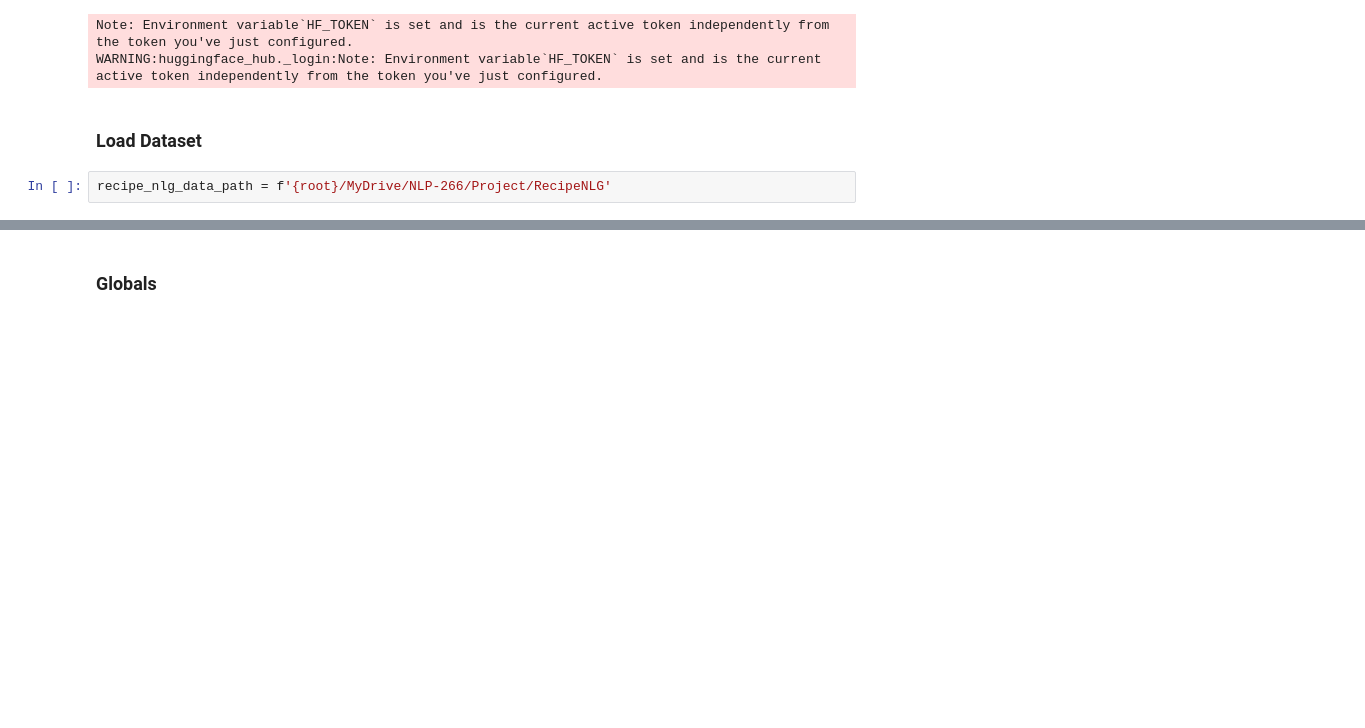
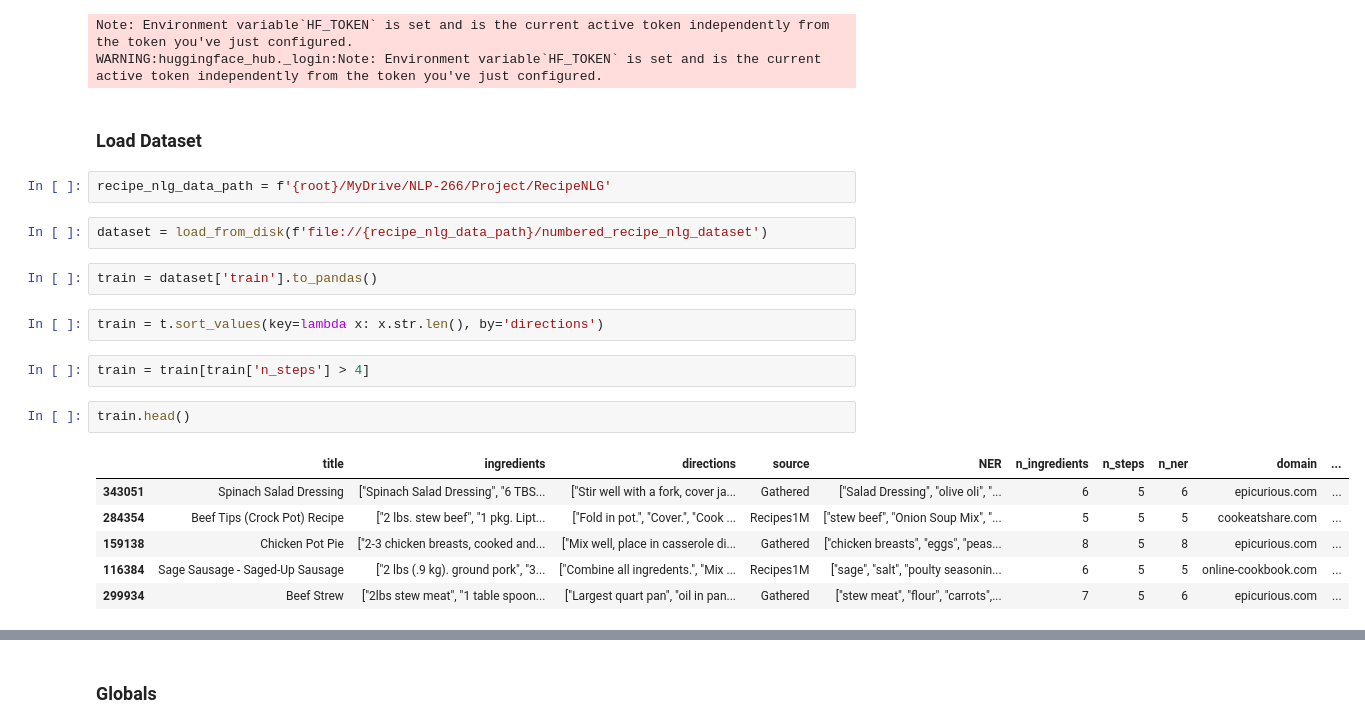
Before and after one commit to dcosta224/recipe-266-project, a Jupyter notebook: inference (1).ipynb, the cells around one changed output, grey strips where cells are left out. Drawn from its saved outputs; the diff is of its cells as text; blank space fills up the shorter version.

```diff
--- a/inference.ipynb
+++ b/inference (1).ipynb
@@ -66,3 +74,20 @@ WARNING:huggingface_hub._login:Note: Environment variable`HF_TOKEN` is set and i
 ### Load Dataset
 # %%
 recipe_nlg_data_path = f'{root}/MyDrive/NLP-266/Project/RecipeNLG'
+# %%
+dataset = load_from_disk(f'file://{recipe_nlg_data_path}/numbered_recipe_nlg_dataset')
+# %%
+train = dataset['train'].to_pandas()
+# %%
+train = t.sort_values(key=lambda x: x.str.len(), by='directions')
+# %%
+train = train[train['n_steps'] > 4]
+# %%
+train.head()
+# %% [output]
+|  | title | ingredients | directions | source | NER | n_ingredients | n_steps | n_ner | domain | ... |
+| 343051 | Spinach Salad Dressing | ["Spinach Salad Dressing", "6 TBS... | ["Stir well with a fork, cover ja... | Gathered | ["Salad Dressing", "olive oli", "... | 6 | 5 | 6 | epicurious.com | ... |
+| 284354 | Beef Tips (Crock Pot) Recipe | ["2 lbs. stew beef", "1 pkg. Lipt... | ["Fold in pot.", "Cover.", "Cook ... | Recipes1M | ["stew beef", "Onion Soup Mix", "... | 5 | 5 | 5 | cookeatshare.com | ... |
+| 159138 | Chicken Pot Pie | ["2-3 chicken breasts, cooked and... | ["Mix well, place in casserole di... | Gathered | ["chicken breasts", "eggs", "peas... | 8 | 5 | 8 | epicurious.com | ... |
+| 116384 | Sage Sausage - Saged-Up Sausage | ["2 lbs (.9 kg). ground pork", "3... | ["Combine all ingredents.", "Mix ... | Recipes1M | ["sage", "salt", "poulty seasonin... | 6 | 5 | 5 | online-cookbook.com | ... |
+| 299934 | Beef Strew | ["2lbs stew meat", "1 table spoon... | ["Largest quart pan", "oil in pan... | Gathered | ["stew meat", "flour", "carrots",... | 7 | 5 | 6 | epicurious.com | ... |
```
Also changed, not shown: parts of 11 cells of this notebook.
